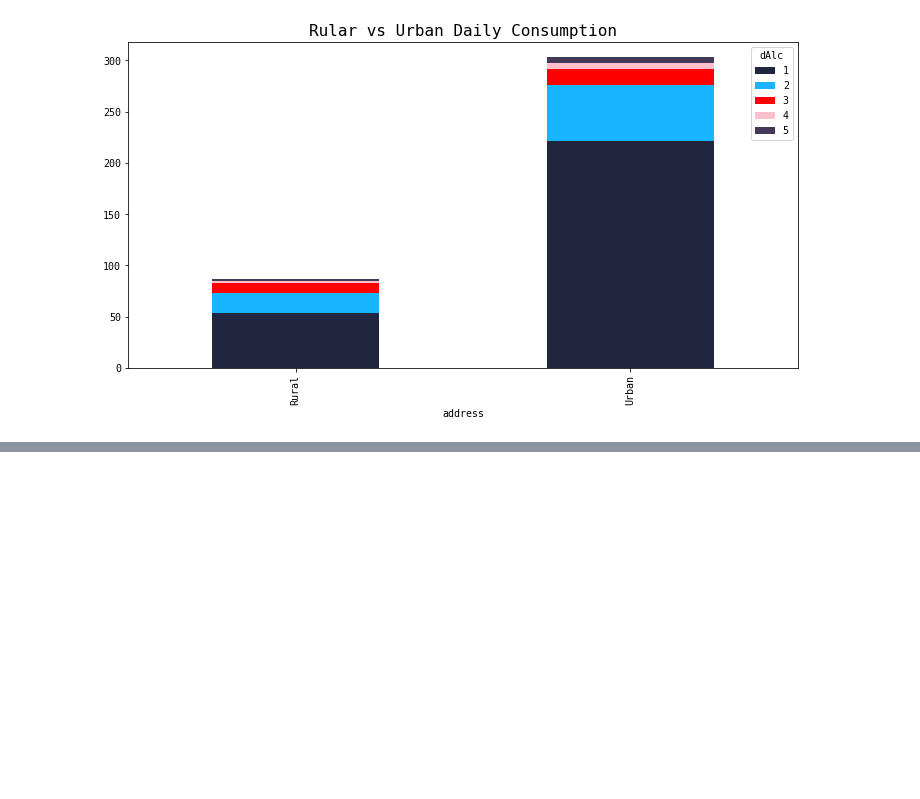
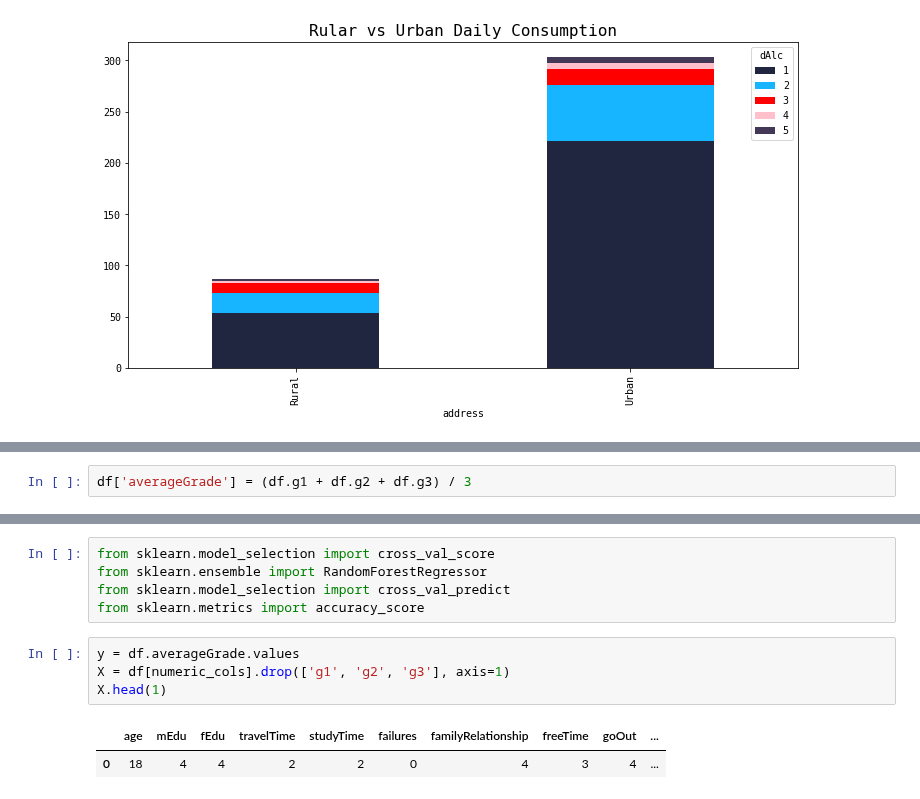
Before and after one commit to qu4ku/datasets-analysis, a Jupyter notebook: 007-student-alcohol-consumption.ipynb, the cells around one changed output, grey strips where cells are left out. Drawn from its saved outputs; the diff is of its cells as text; blank space fills up the shorter version.

```diff
--- a/007-student-alcohol-consumption.ipynb
+++ b/007-student-alcohol-consumption.ipynb
@@ -509,0 +492,2 @@ plt.title('Rular vs Urban Daily Consumption');
+# %%
+df['averageGrade'] = (df.g1 + df.g2 + df.g3) / 3
@@ -509,0 +503,12 @@ plt.title('Rular vs Urban Daily Consumption');
+# %%
+from sklearn.model_selection import cross_val_score
+from sklearn.ensemble import RandomForestRegressor
+from sklearn.model_selection import cross_val_predict
+from sklearn.metrics import accuracy_score
+# %%
+y = df.averageGrade.values
+X = df[numeric_cols].drop(['g1', 'g2', 'g3'], axis=1)
+X.head(1)
+# %% [output]
+|  | age | mEdu | fEdu | travelTime | studyTime | failures | familyRelationship | freeTime | goOut | ... |
+| 0 | 18 | 4 | 4 | 2 | 2 | 0 | 4 | 3 | 4 | ... |
```
Also changed, not shown: parts of 5 cells of this notebook.
